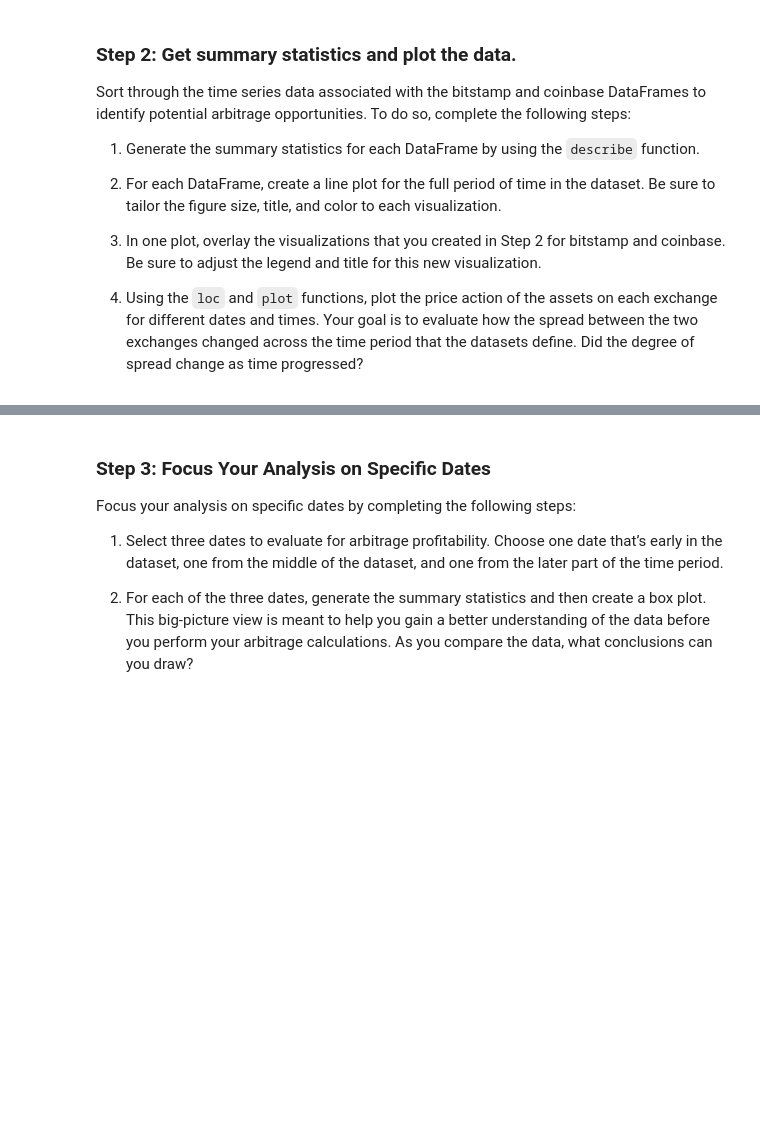
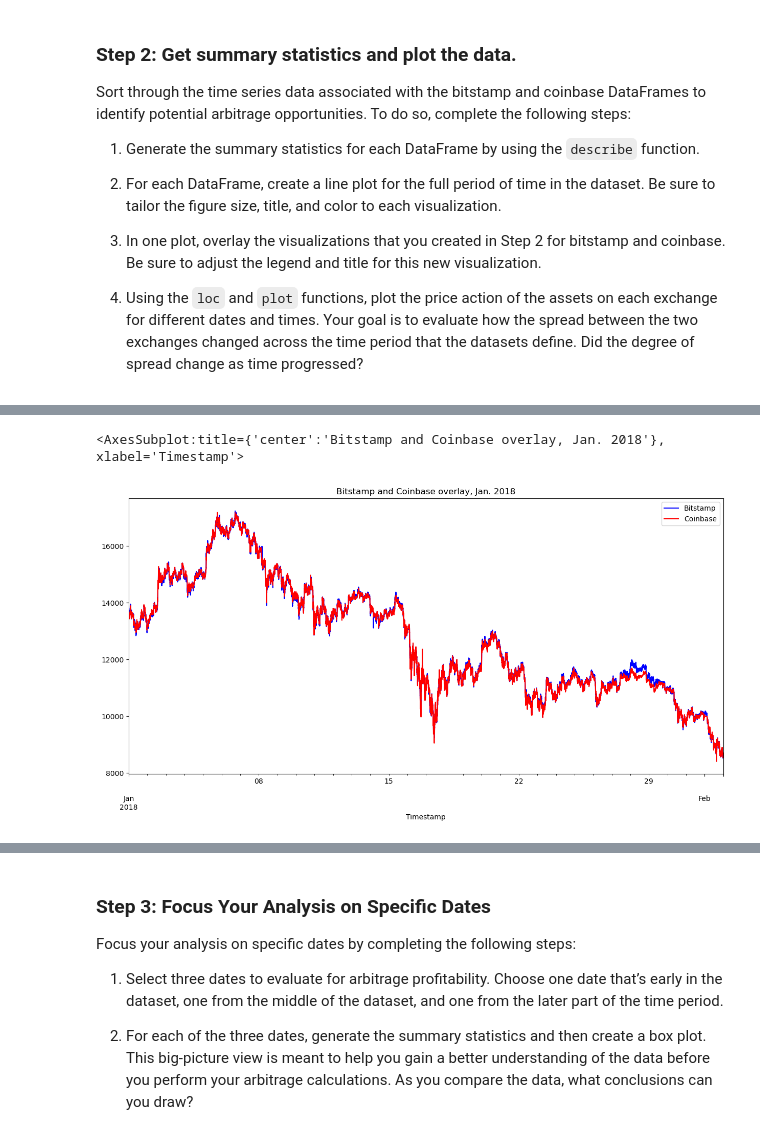
Before and after one commit to trentransom/Challenge_03, a Jupyter notebook: crypto_arbitrage.ipynb, the cells around one changed output, grey strips where cells are left out. Cells and saved outputs as stored; diff of their text form; code cells hidden in the pictures; blank space fills up the shorter version.

```diff
--- a/crypto_arbitrage.ipynb
+++ b/crypto_arbitrage.ipynb
@@ -203,8 +307,13 @@ Sort through the time series data associated with the bitstamp and coinbase Data
 # %%
 # Using the loc and plot functions, create an overlay plot that visualizes
 # the price action of both DataFrames for a one month period early in the dataset
 # Be sure to include the parameters: legend, figure size, title, and color and label
 # YOUR CODE HERE
+bitstamp.loc['2018-01-01':'2018-02-01', 'Close'].plot(figsize = (15,7), legend = True, label = 'Bitstamp', color = 'blue', title = 'Bitstamp and Coinbase overlay, Jan. 2018')
+coinbase.loc['2018-01-01':'2018-02-01', 'Close'].plot(figsize = (15,7), label = 'Coinbase', color = 'red', legend = True)
+# %% [output]
+<AxesSubplot:title={'center':'Bitstamp and Coinbase overlay, Jan. 2018'}, xlabel='Timestamp'>
+[figure, added]
 # %%
 # Using the loc and plot functions, create an overlay plot that visualizes
 # the price action of both DataFrames for a one month period later in the dataset
```
Also changed, not shown: parts of 32 cells of this notebook.
